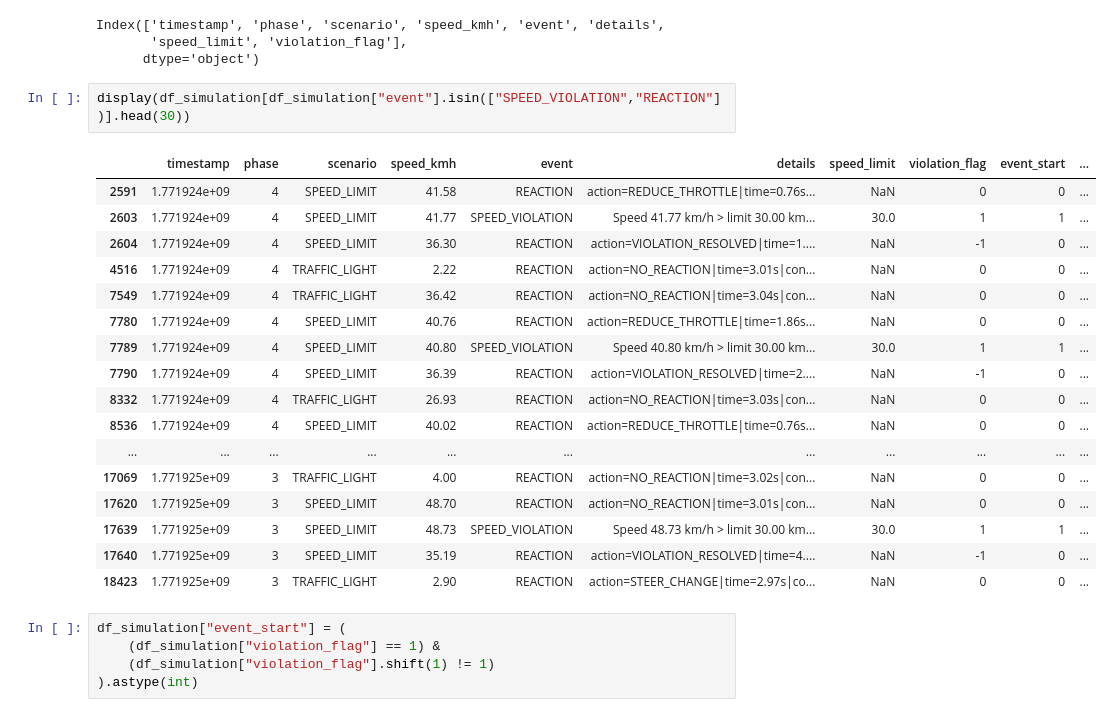
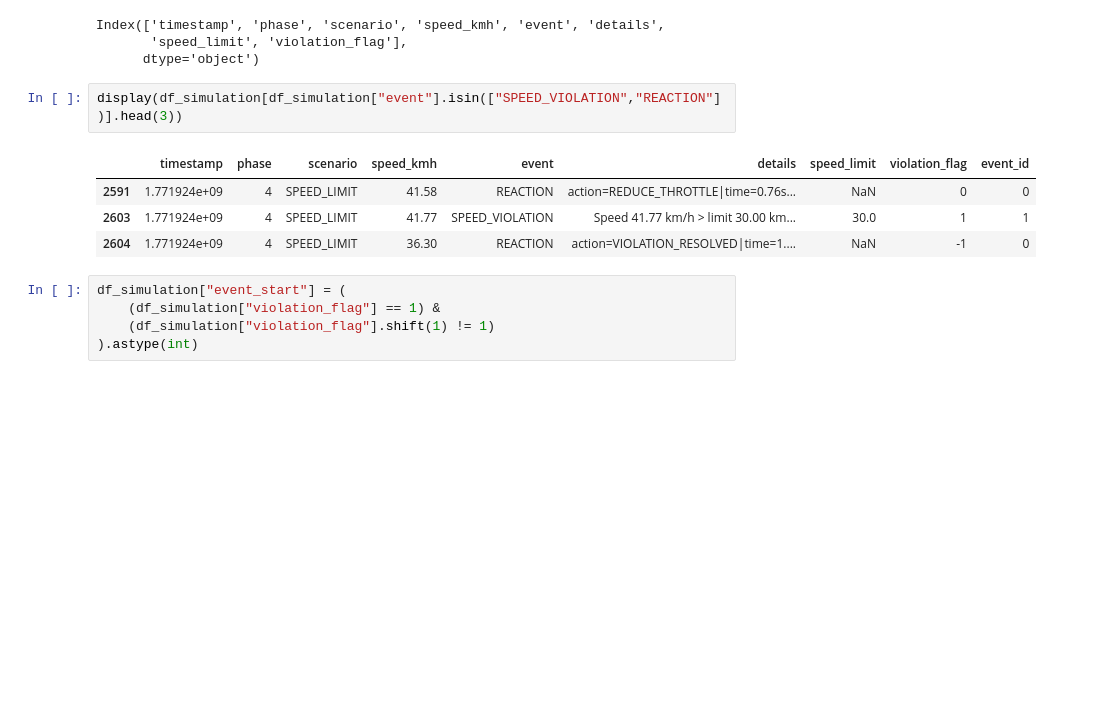
Before and after one commit to KeirAAAlcantara/SimAnalysis, a Jupyter notebook: SimData.ipynb, the cells around one changed output. Saved outputs shown, nothing was run; the diff lists cells and outputs as text; blank space fills up the shorter version.

```diff
--- a/SimData.ipynb
+++ b/SimData.ipynb
@@ -161,25 +161,12 @@ Index(['timestamp', 'phase', 'scenario', 'speed_kmh', 'event', 'details',
        'speed_limit', 'violation_flag'],
       dtype='object')
 # %%
-display(df_simulation[df_simulation["event"].isin(["SPEED_VIOLATION","REACTION"])].head(30))
+display(df_simulation[df_simulation["event"].isin(["SPEED_VIOLATION","REACTION"])].head(3))
 # %% [output]
-|  | timestamp | phase | scenario | speed_kmh | event | details | speed_limit | violation_flag | event_start | ... |
-| 2591 | 1.771924e+09 | 4 | SPEED_LIMIT | 41.58 | REACTION | action=REDUCE_THROTTLE|time=0.76s... | NaN | 0 | 0 | ... |
-| 2603 | 1.771924e+09 | 4 | SPEED_LIMIT | 41.77 | SPEED_VIOLATION | Speed 41.77 km/h > limit 30.00 km... | 30.0 | 1 | 1 | ... |
-| 2604 | 1.771924e+09 | 4 | SPEED_LIMIT | 36.30 | REACTION | action=VIOLATION_RESOLVED|time=1.... | NaN | -1 | 0 | ... |
-| 4516 | 1.771924e+09 | 4 | TRAFFIC_LIGHT | 2.22 | REACTION | action=NO_REACTION|time=3.01s|con... | NaN | 0 | 0 | ... |
-| 7549 | 1.771924e+09 | 4 | TRAFFIC_LIGHT | 36.42 | REACTION | action=NO_REACTION|time=3.04s|con... | NaN | 0 | 0 | ... |
-| 7780 | 1.771924e+09 | 4 | SPEED_LIMIT | 40.76 | REACTION | action=REDUCE_THROTTLE|time=1.86s... | NaN | 0 | 0 | ... |
-| 7789 | 1.771924e+09 | 4 | SPEED_LIMIT | 40.80 | SPEED_VIOLATION | Speed 40.80 km/h > limit 30.00 km... | 30.0 | 1 | 1 | ... |
-| 7790 | 1.771924e+09 | 4 | SPEED_LIMIT | 36.39 | REACTION | action=VIOLATION_RESOLVED|time=2.... | NaN | -1 | 0 | ... |
-| 8332 | 1.771924e+09 | 4 | TRAFFIC_LIGHT | 26.93 | REACTION | action=NO_REACTION|time=3.03s|con... | NaN | 0 | 0 | ... |
-| 8536 | 1.771924e+09 | 4 | SPEED_LIMIT | 40.02 | REACTION | action=REDUCE_THROTTLE|time=0.76s... | NaN | 0 | 0 | ... |
-| ... | ... | ... | ... | ... | ... | ... | ... | ... | ... | ... |
-| 17069 | 1.771925e+09 | 3 | TRAFFIC_LIGHT | 4.00 | REACTION | action=NO_REACTION|time=3.02s|con... | NaN | 0 | 0 | ... |
-| 17620 | 1.771925e+09 | 3 | SPEED_LIMIT | 48.70 | REACTION | action=NO_REACTION|time=3.01s|con... | NaN | 0 | 0 | ... |
-| 17639 | 1.771925e+09 | 3 | SPEED_LIMIT | 48.73 | SPEED_VIOLATION | Speed 48.73 km/h > limit 30.00 km... | 30.0 | 1 | 1 | ... |
-| 17640 | 1.771925e+09 | 3 | SPEED_LIMIT | 35.19 | REACTION | action=VIOLATION_RESOLVED|time=4.... | NaN | -1 | 0 | ... |
-| 18423 | 1.771925e+09 | 3 | TRAFFIC_LIGHT | 2.90 | REACTION | action=STEER_CHANGE|time=2.97s|co... | NaN | 0 | 0 | ... |
+|  | timestamp | phase | scenario | speed_kmh | event | details | speed_limit | violation_flag | event_id |
+| 2591 | 1.771924e+09 | 4 | SPEED_LIMIT | 41.58 | REACTION | action=REDUCE_THROTTLE|time=0.76s... | NaN | 0 | 0 |
+| 2603 | 1.771924e+09 | 4 | SPEED_LIMIT | 41.77 | SPEED_VIOLATION | Speed 41.77 km/h > limit 30.00 km... | 30.0 | 1 | 1 |
+| 2604 | 1.771924e+09 | 4 | SPEED_LIMIT | 36.30 | REACTION | action=VIOLATION_RESOLVED|time=1.... | NaN | -1 | 0 |
 # %%
 df_simulation["event_start"] = (
     (df_simulation["violation_flag"] == 1) &
```
Also changed, not shown: parts of 11 cells of this notebook.
